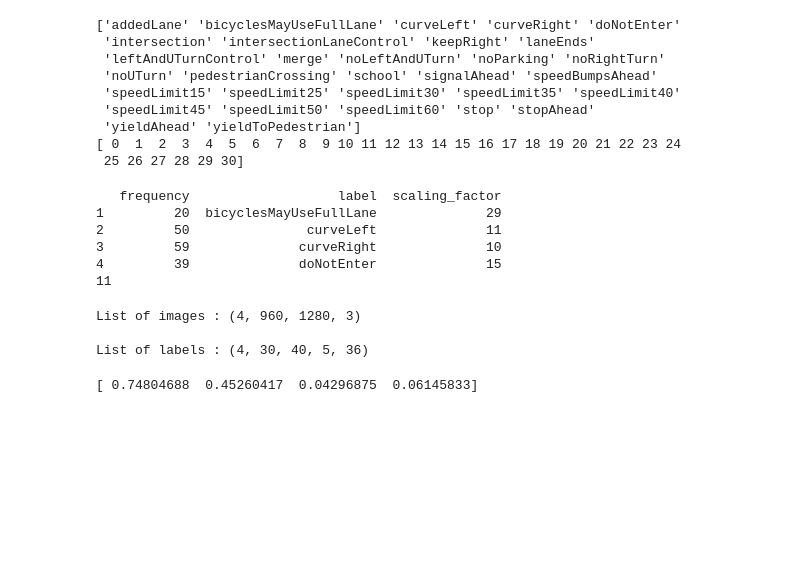
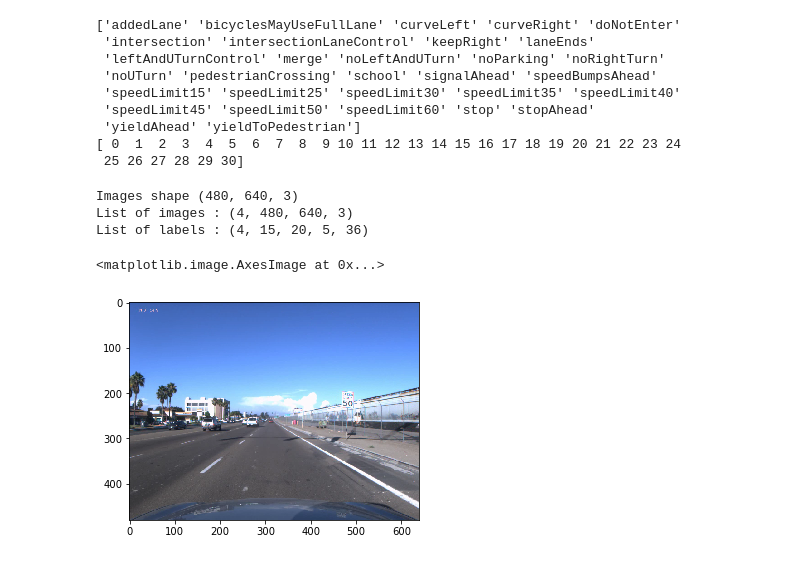
Before and after one commit to datlife/yolov2, a Jupyter notebook: Test_generator.ipynb, the cells around one changed output. Cells and saved outputs as stored; diff of their text form; code cells hidden in the pictures; blank space fills up the shorter version.

Commit message:
Update data

```diff
--- a/Test_generator.ipynb
+++ b/Test_generator.ipynb
@@ -36,31 +36,3 @@ print(label_map)
  'yieldAhead' 'yieldToPedestrian']
 [ 0  1  2  3  4  5  6  7  8  9 10 11 12 13 14 15 16 17 18 19 20 21 22 23 24
  25 26 27 28 29 30]
-# %%
-import pandas as pd
-def calc_augment_level(y, scaling_factor=5):
-    """
-    Calculate scale factor for each class in data set
-    :param y:              List of labels data
-    :param scaling_factor: how much we would like to augment each class in data set
-    :return:
-    """
-    categories, frequencies = np.unique(y[:,1], return_counts=True)  # Calculate how many images in one traffic sign
-    mean = frequencies.mean(axis=0)  # average images per traffic sign
-
-    df = pd.DataFrame({'label': categories, 'frequency': frequencies})
-    df['scaling_factor'] = df.apply(lambda row: int(scaling_factor*(mean / row['frequency'])), axis=1)
-    return df
-
-df = calc_augment_level(y_train)
-print(df[1:5])
-
-aug_level = df.loc[df['label'] == 'curveLeft', 'scaling_factor'].values[0]
-print(aug_level)
-# %% [output]
-   frequency                   label  scaling_factor
-1         20  bicyclesMayUseFullLane              29
-2         50               curveLeft              11
-3         59              curveRight              10
-4         39              doNotEnter              15
-11
@@ -181,17 +43,22 @@ from cfg import *
 data_gen   = flow_from_list(x_train, y_train, batch_size=4, scaling_factor=5, augment_data=True)
 # %%
 images, labels  = data_gen.next()
-GRID_W = np.shape(images)[1]/SHRINK_FACTOR
-GRID_H = np.shape(images)[2]/SHRINK_FACTOR
-labels = labels.reshape([-1, GRID_W, GRID_H, N_ANCHORS, N_CLASSES+5])
-print("List of images : {}\n".format(np.shape(images)))
+
+print("Images shape {}".format(images[0].shape))
+GRID_W = np.shape(images)[2]/ SHRINK_FACTOR
+GRID_H = np.shape(images)[1]/ SHRINK_FACTOR
+
+labels = labels.reshape([-1, GRID_H, GRID_W, N_ANCHORS, N_CLASSES+5])
+print("List of images : {}".format(np.shape(images)))
 print("List of labels : {}\n".format(np.shape(labels)))
 # %% [output]
-List of images : (4, 960, 1280, 3)
-
-List of labels : (4, 30, 40, 5, 36)
+Images shape (480, 640, 3)
+List of images : (4, 480, 640, 3)
+List of labels : (4, 15, 20, 5, 36)
-# %%
-a = labels[0][labels[0]> 0.]
-print(a[0:4])
-# %% [output]
-[ 0.74804688  0.45260417  0.04296875  0.06145833]
+# %%
+import matplotlib.pyplot as plt
+%matplotlib inline
+plt.imshow(images[0])
+# %% [output]
+<matplotlib.image.AxesImage at 0x...>
+[figure, added]
```
Also changed, not shown: parts of 5 cells of this notebook, 6 other files.
